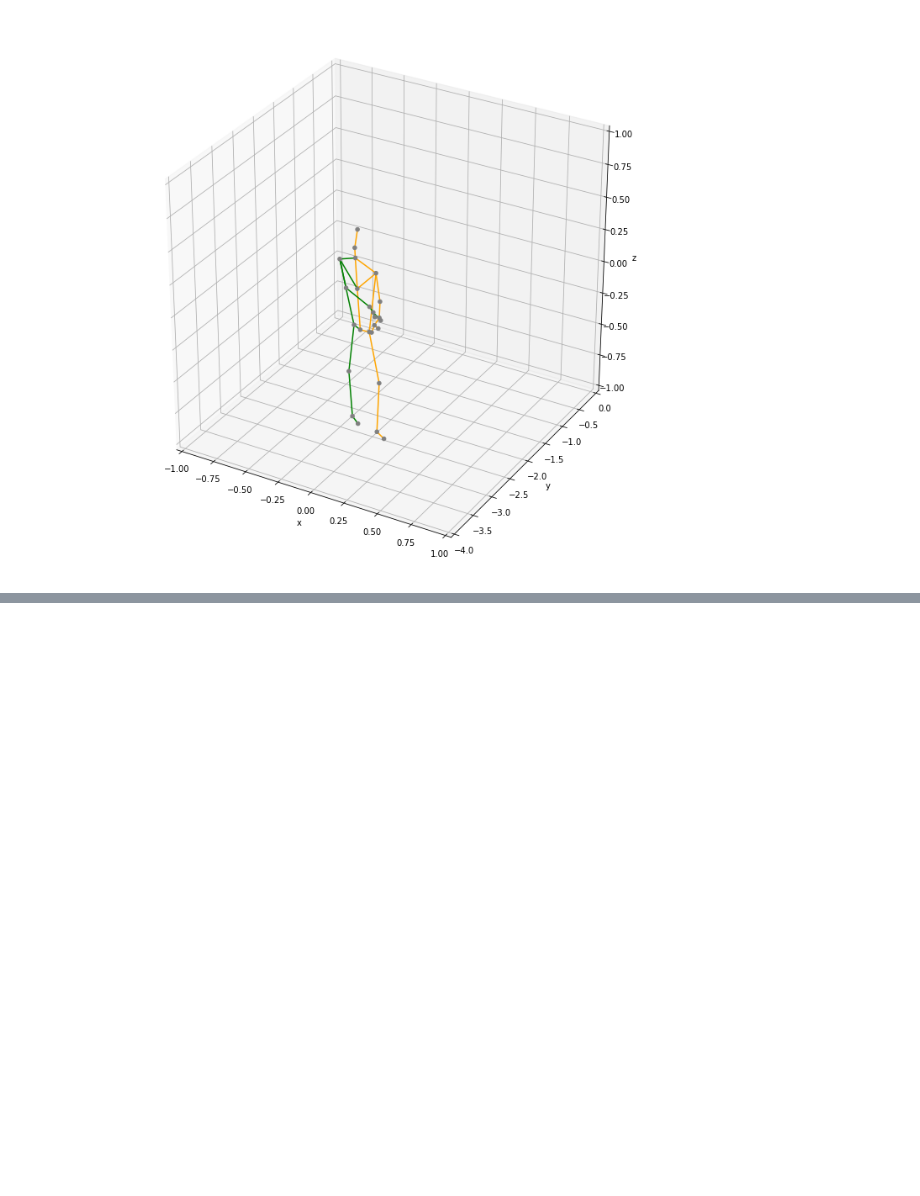
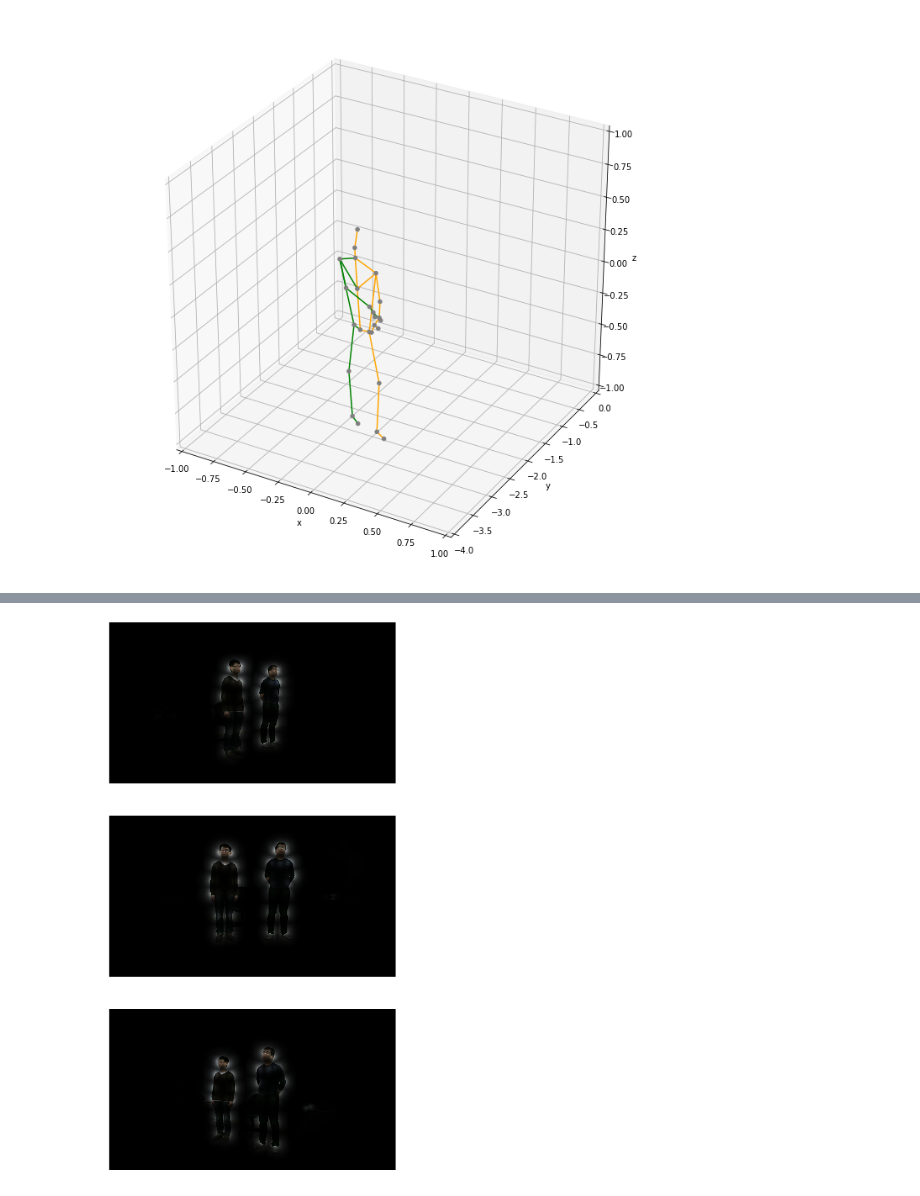
Before and after one commit to jutanke/pak, a Jupyter notebook: samples/PKU_MMD.ipynb, the cells around one changed output, grey strips where cells are left out. Saved outputs shown, nothing was run; the diff lists cells and outputs as text; code cells hidden in the pictures; blank space fills up the shorter version.

```diff
--- a/samples/PKU_MMD.ipynb
+++ b/samples/PKU_MMD.ipynb
@@ -44,0 +61,32 @@ plt.show()
+# %%
+from poseestimation import model
+
+pe = model.PoseEstimator()
+I = np.array([
+    img_L, img_M, img_R
+], np.uint8)
+heatmaps, pafs = pe.predict_pafs_and_heatmaps(I)
+# %%
+def mask(im, hm):
+    H = np.clip(hm, a_min=0, a_max=1)
+    im_reduced = im.copy()
+    im_reduced[:, :, 0] = im[:, :, 0] * H
+    im_reduced[:, :, 1] = im[:, :, 1] * H
+    im_reduced[:, :, 2] = im[:, :, 2] * H
+    return im_reduced
+
+
+hm1 = heatmaps[0]
+hm2 = heatmaps[1]
+hm3 = heatmaps[2]
+
+fig = plt.figure(figsize=(16, 30))
+ax = fig.add_subplot(311); ax.axis('off')
+ax.imshow(mask(img_L, np.amax(hm1[:, :, 0:18], axis=2)))
+ax = fig.add_subplot(312); ax.axis('off')
+ax.imshow(mask(img_M, np.amax(hm2[:, :, 0:18], axis=2)))
+ax = fig.add_subplot(313); ax.axis('off')
+ax.imshow(mask(img_R, np.amax(hm3[:, :, 0:18], axis=2)))
+plt.show()
+# %% [output]
+[figure, added]
```
Also changed, not shown: parts of 1 cell of this notebook, 2 other files.
